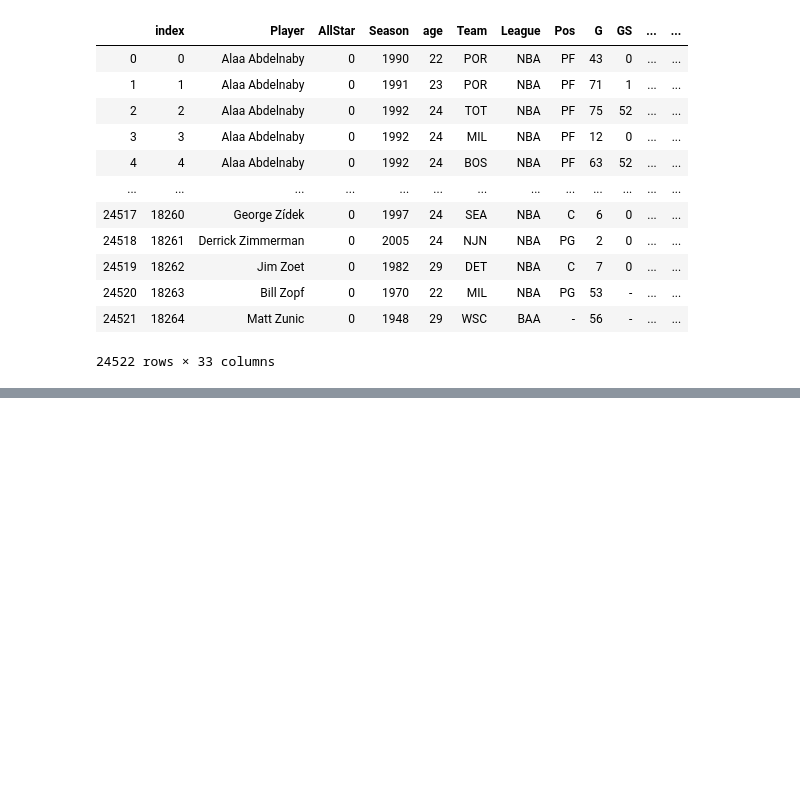
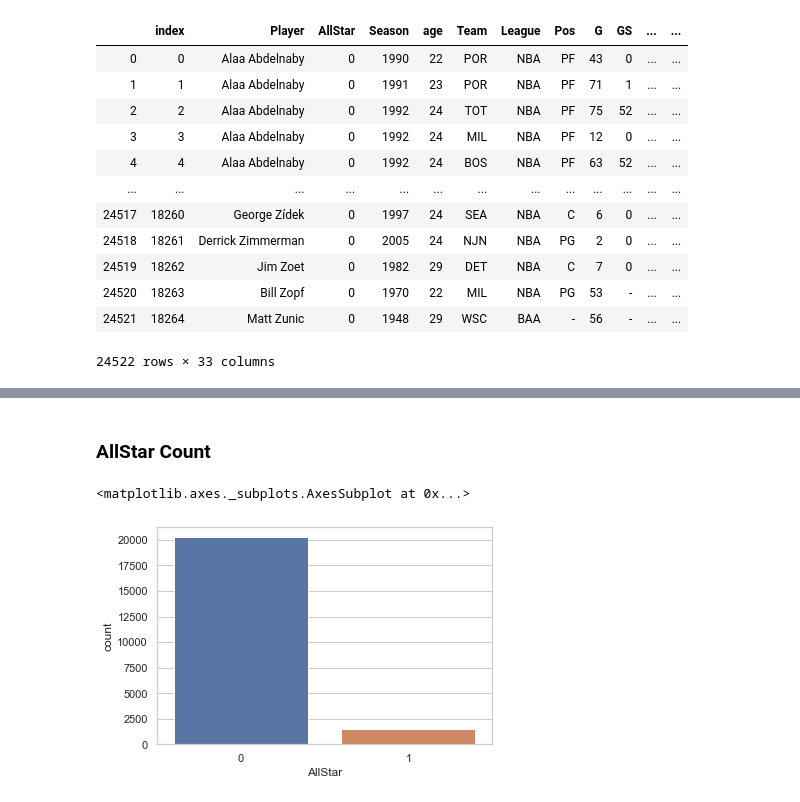
Before and after one commit to eddyzzang/NBA-all-star-classfication, a Jupyter notebook: nba all star classification.ipynb, the cells around one changed output, grey strips where cells are left out. Drawn from its saved outputs; the diff is of its cells as text; code cells hidden in the pictures; blank space fills up the shorter version.

```diff
--- a/nba all star classification.ipynb
+++ b/nba all star classification.ipynb
@@ -74,0 +125,4 @@ nba_df
+# %%
+nba_df[['Season', 'age', 'G', 'GS']] = nba_df[['Season', 'age', 'G', 'GS']].astype(int)
+# %%
+nba_df = nba_df.reset_index().drop(['level_0', 'index'], axis=1)
@@ -74,0 +131,2 @@ nba_df
+# %%
+nba_df = nba_df[nba_df['League']=='NBA'].reset_index(drop=True)
@@ -74,0 +148,9 @@ nba_df
+# %%
+nba_df.drop(['League', 'Team'], axis=1, inplace=True)
+# %% [markdown]
+### AllStar Count
+# %%
+sns.countplot(x='AllStar', data=nba_df)
+# %% [output]
+<matplotlib.axes._subplots.AxesSubplot at 0x...>
+[figure, added]
```
Also changed, not shown: parts of 20 cells of this notebook.
